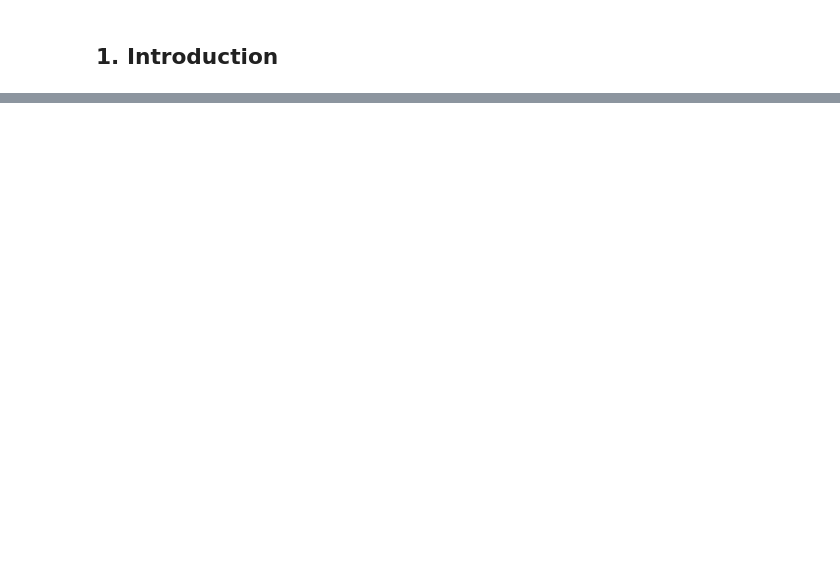
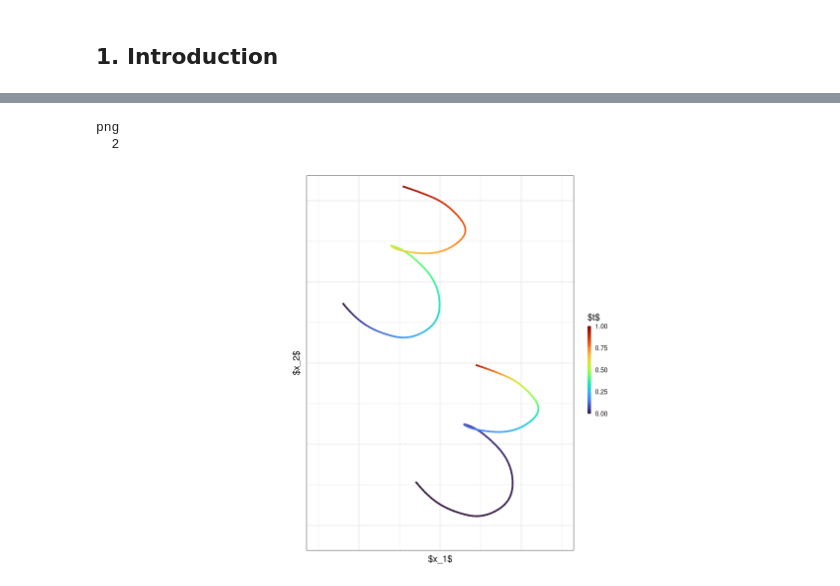
Before and after one commit to mpff/masterthesis, a Jupyter notebook: notebooks/Thesis_Plots.ipynb, the cells around one changed output, grey strips where cells are left out. Drawn from its saved outputs; the diff is of its cells as text; code cells hidden in the pictures; blank space fills up the shorter version.

```diff
--- a/notebooks/Thesis_Plots.ipynb
+++ b/notebooks/Thesis_Plots.ipynb
@@ -40,0 +114,32 @@ ERROR: Error in library(gridExtra): there is no package called ‘gridExtra’
+# %%
+pfits.warp <- lapply(seq(2), function(j){
+    pfit <- pfits.example[[3]]
+    pfit$t <- seq(0, 1, length.out=length(pfit$X1))
+    if(j == 1){pfit$X1 <- pfit$X1 + 0.03}
+    if(j == 2){
+        pfit$t <- pfit$t^4
+        pfit$X1 <- pfit$X1 + 0.12
+        pfit$X2 <- pfit$X2 - 0.22
+    }
+    pfit
+})
+
+p.warp <- ggplot(bind_rows(pfits.warp, .id="id"), aes(x=X1, y=X2)) +
+    geom_path(aes(group=id, col=t), size = 1) +
+    scale_color_viridis(option = "H") +
+    labs(x = "$x_1$", y = "$x_2$", color="$t$") +
+    theme_thesis() +
+    theme(axis.ticks.x = element_blank(), axis.ticks.y = element_blank(),
+        axis.text.x = element_blank(), axis.text.y = element_blank(),
+        legend.key.height = unit(0.75, 'cm'), legend.key.width = unit(0.15, 'cm'),
+        legend.text = element_text(size=rel(0.7))) +
+    coord_fixed(xlim = c(-0.15,0.15), ylim = c(-0.21, 0.21))
+
+tikzDevice::tikz(file = "../tex/graphics/1-warp.tex", width = 3, height = 3)
+print(p.warp)
+dev.off()
+p.warp
+# %% [output]
+png
+  2
+[figure, added]
```
Also changed, not shown: parts of 22 cells of this notebook, 19 other files.
